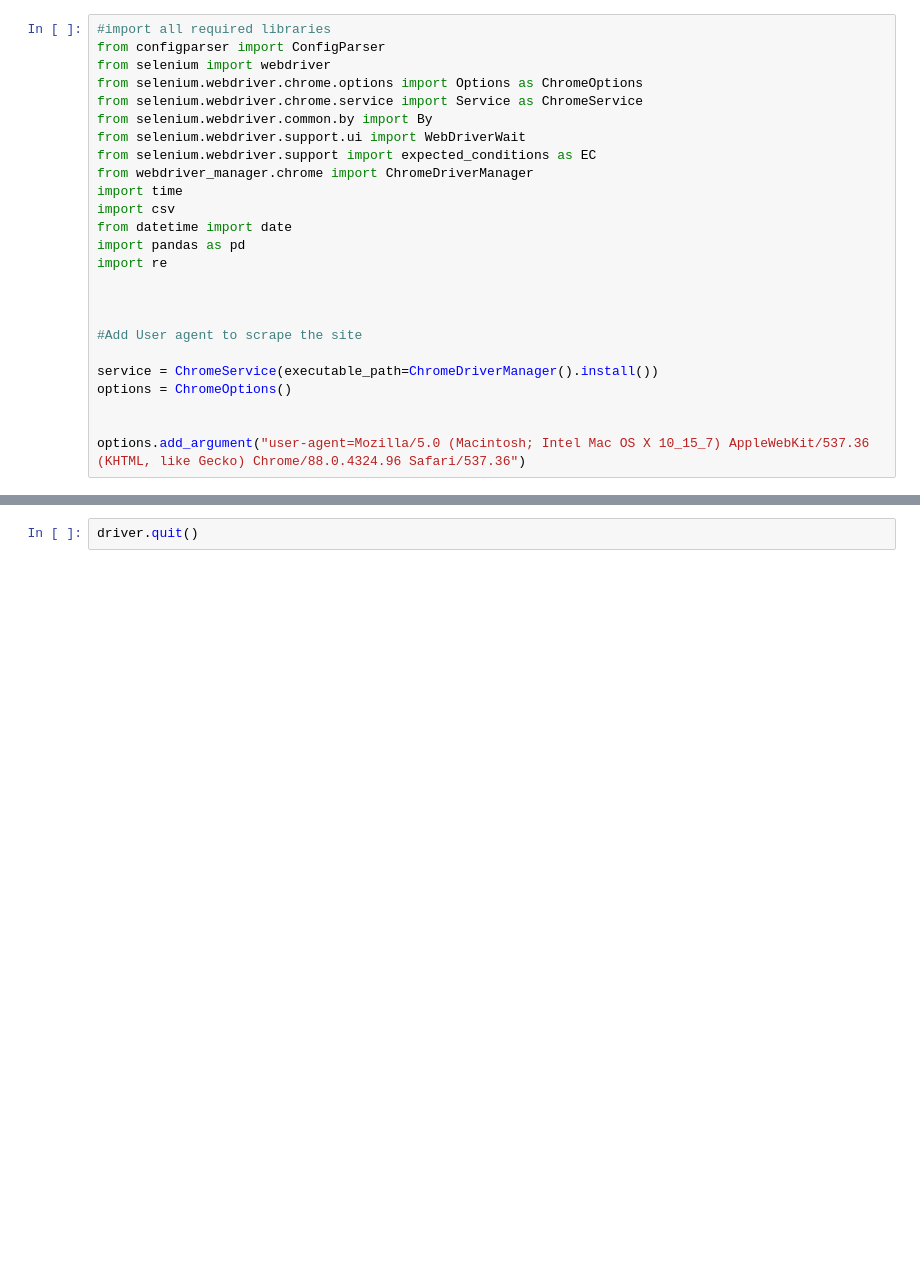
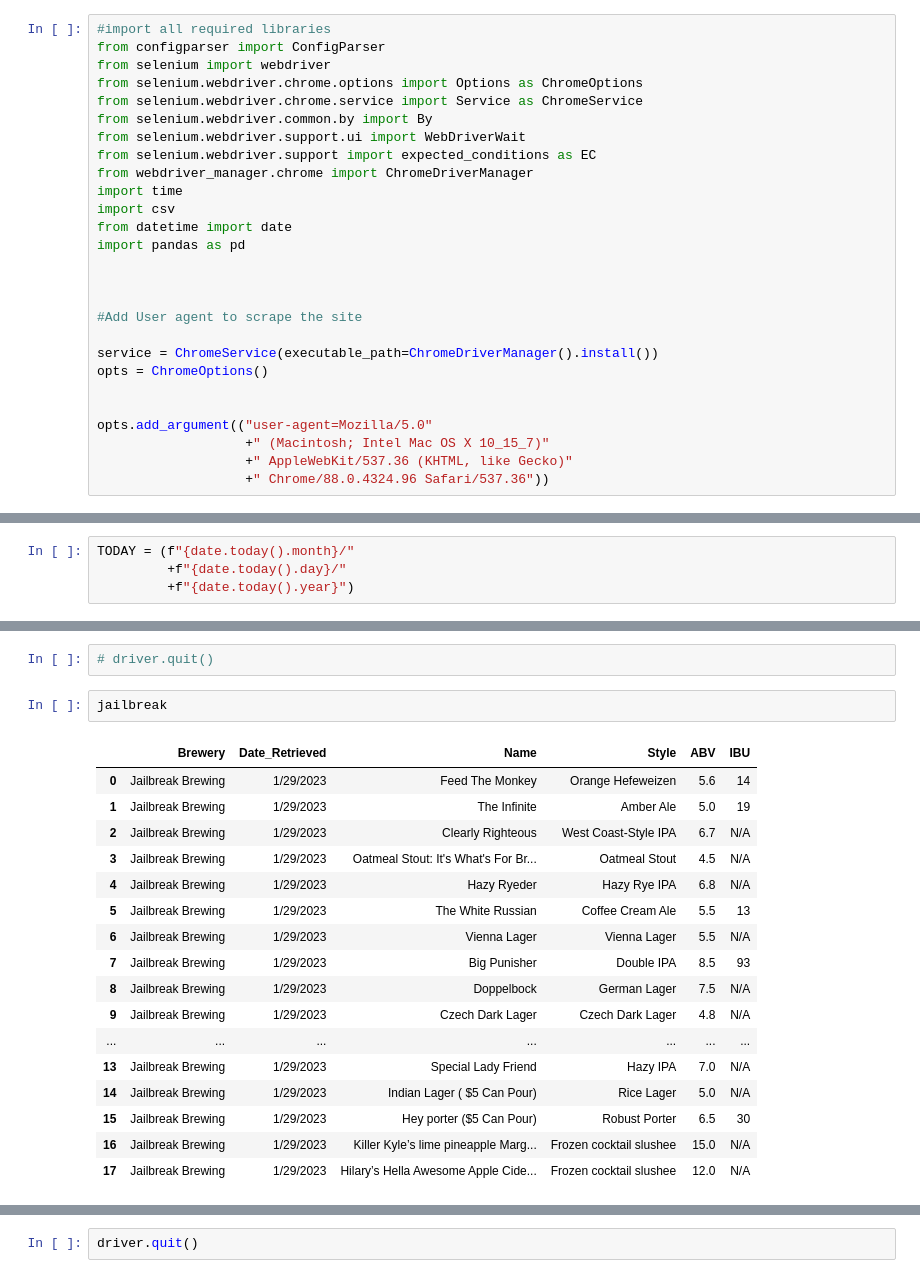
Before and after one commit to pizacd/MD_brewery_scraper, a Jupyter notebook: Brewery_scraper.ipynb, the cells around one changed output, grey strips where cells are left out. Drawn from its saved outputs; the diff is of its cells as text; blank space fills up the shorter version.

```diff
--- a/Brewery_scraper.ipynb
+++ b/Brewery_scraper.ipynb
@@ -14,14 +12,16 @@ import time
 import csv
 from datetime import date
 import pandas as pd
-import re
 
 
 
 #Add User agent to scrape the site
 
 service = ChromeService(executable_path=ChromeDriverManager().install())
-options = ChromeOptions()
+opts = ChromeOptions()
 
 
-options.add_argument("user-agent=Mozilla/5.0 (Macintosh; Intel Mac OS X 10_15_7) AppleWebKit/537.36 (KHTML, like Gecko) Chrome/88.0.4324.96 Safari/537.36")
+opts.add_argument(("user-agent=Mozilla/5.0"
+                   +" (Macintosh; Intel Mac OS X 10_15_7)"
+                   +" AppleWebKit/537.36 (KHTML, like Gecko)"
+                   +" Chrome/88.0.4324.96 Safari/537.36"))
@@ -30 +28,5 @@ options.add_argument("user-agent=Mozilla/5.0 (Macintosh; Intel Mac OS X 10_15_7)
+# %%
+TODAY = (f"{date.today().month}/"
+         +f"{date.today().day}/"
+         +f"{date.today().year}")
 # %%
@@ -45,0 +51,22 @@ jailbreak['Date_Retrieved'] = f"{date.today().month}/{date.today().day}/{date.to
+# %%
+# driver.quit()
+# %%
+jailbreak
+# %% [output]
+|  | Brewery | Date_Retrieved | Name | Style | ABV | IBU |
+| 0 | Jailbreak Brewing | 1/29/2023 | Feed The Monkey | Orange Hefeweizen | 5.6 | 14 |
+| 1 | Jailbreak Brewing | 1/29/2023 | The Infinite | Amber Ale | 5.0 | 19 |
+| 2 | Jailbreak Brewing | 1/29/2023 | Clearly Righteous | West Coast-Style IPA | 6.7 | N/A |
+| 3 | Jailbreak Brewing | 1/29/2023 | Oatmeal Stout: It's What's For Br... | Oatmeal Stout | 4.5 | N/A |
+| 4 | Jailbreak Brewing | 1/29/2023 | Hazy Ryeder | Hazy Rye IPA | 6.8 | N/A |
+| 5 | Jailbreak Brewing | 1/29/2023 | The White Russian | Coffee Cream Ale | 5.5 | 13 |
+| 6 | Jailbreak Brewing | 1/29/2023 | Vienna Lager | Vienna Lager | 5.5 | N/A |
+| 7 | Jailbreak Brewing | 1/29/2023 | Big Punisher | Double IPA | 8.5 | 93 |
+| 8 | Jailbreak Brewing | 1/29/2023 | Doppelbock | German Lager | 7.5 | N/A |
+| 9 | Jailbreak Brewing | 1/29/2023 | Czech Dark Lager | Czech Dark Lager | 4.8 | N/A |
+| ... | ... | ... | ... | ... | ... | ... |
+| 13 | Jailbreak Brewing | 1/29/2023 | Special Lady Friend | Hazy IPA | 7.0 | N/A |
+| 14 | Jailbreak Brewing | 1/29/2023 | Indian Lager ( $5 Can Pour) | Rice Lager | 5.0 | N/A |
+| 15 | Jailbreak Brewing | 1/29/2023 | Hey porter ($5 Can Pour) | Robust Porter | 6.5 | 30 |
+| 16 | Jailbreak Brewing | 1/29/2023 | Killer Kyle’s lime pineapple Marg... | Frozen cocktail slushee | 15.0 | N/A |
+| 17 | Jailbreak Brewing | 1/29/2023 | Hilary’s Hella Awesome Apple Cide... | Frozen cocktail slushee | 12.0 | N/A |
```
Also changed, not shown: parts of 42 cells of this notebook.
